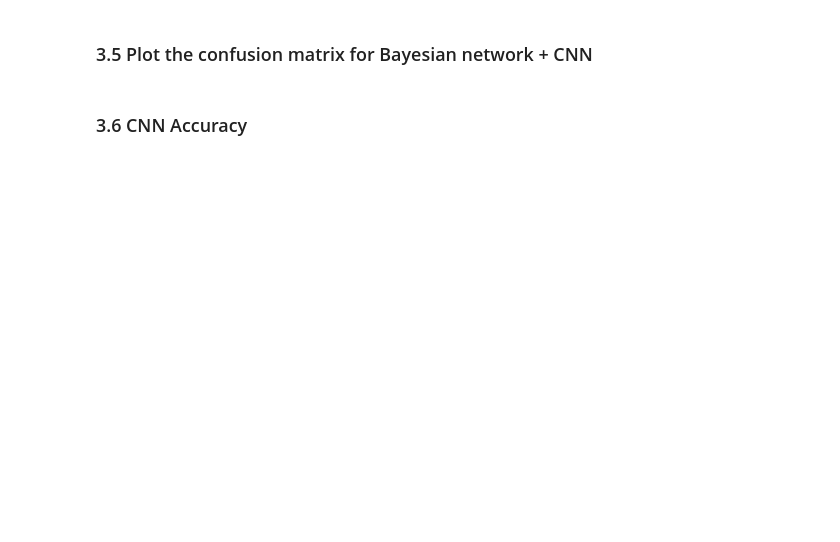
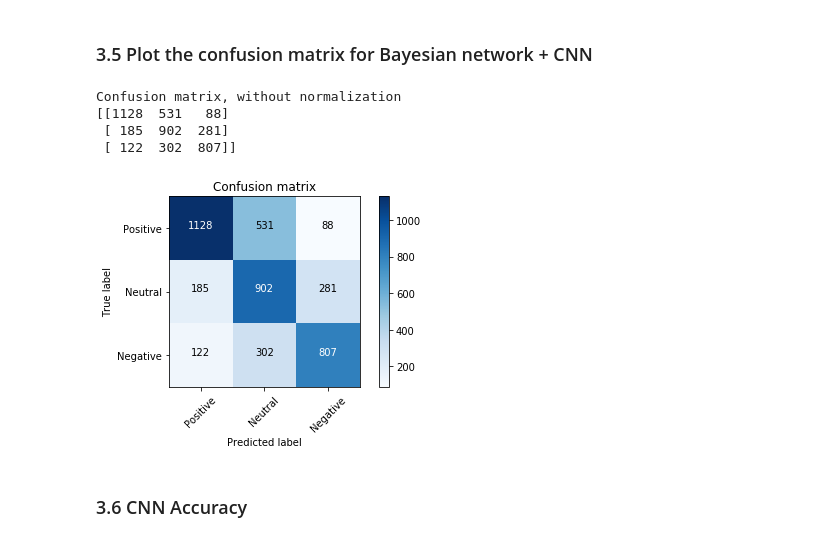
Before and after one commit to samanyougarg/Group-Emotion-Recognition, a Jupyter notebook: Evaluation.ipynb, the cells around one changed output. Cells and saved outputs as stored; diff of their text form; code cells hidden in the pictures; blank space fills up the shorter version.

```diff
--- a/Evaluation.ipynb
+++ b/Evaluation.ipynb
@@ -234,8 +254,14 @@ plt.show()
 # %%
 cm = confusion_matrix(y_true, y_pred_bayesian_cnn)
 plt.figure()
-plot_confusion_matrix(cm, classes=classes)
+plot_confusion_matrix(cm, classes={"Positive": 0, "Neutral": 1, "Negative": 2})
 plt.show()
+# %% [output]
+Confusion matrix, without normalization
+[[1128  531   88]
+ [ 185  902  281]
+ [ 122  302  807]]
+[figure, added]
 # %% [markdown]
 ### 3.6 CNN Accuracy
 # %%
```
Also changed, not shown: parts of 7 cells of this notebook, 2 other files.
